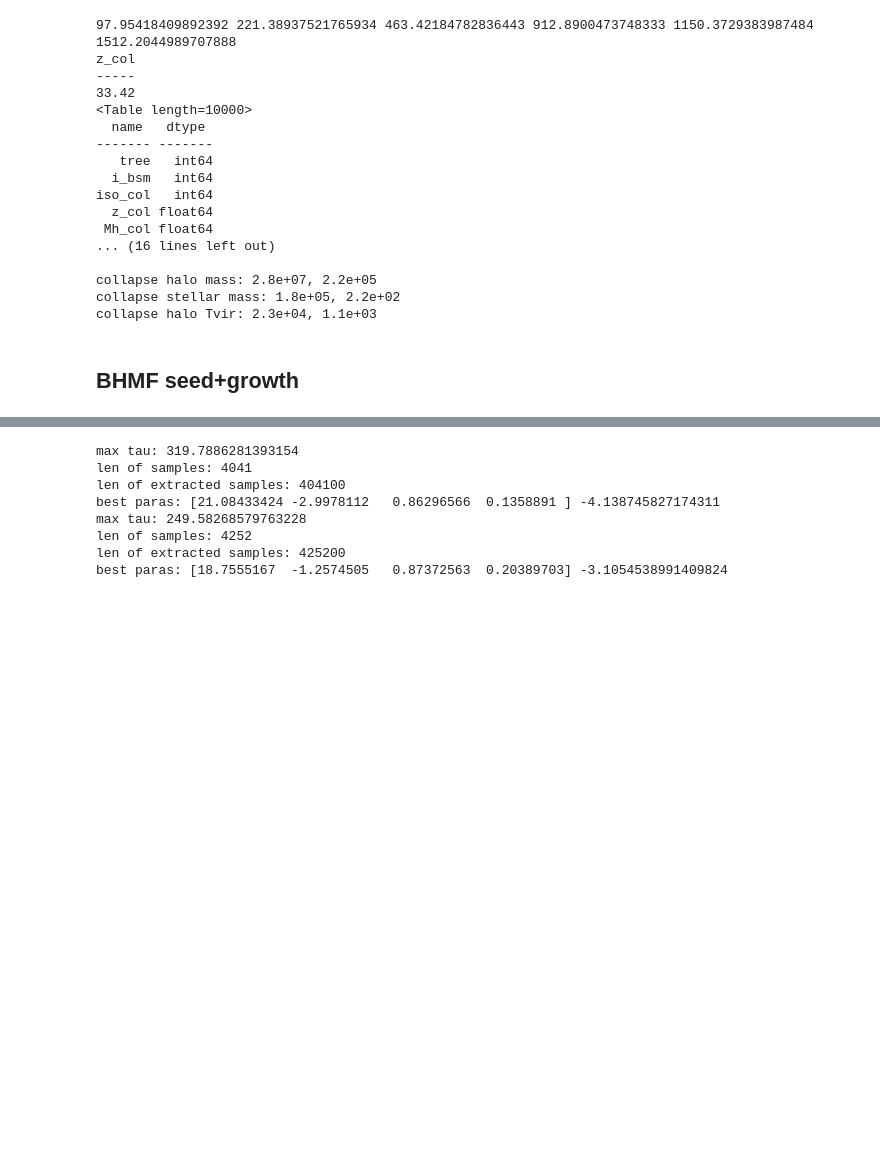
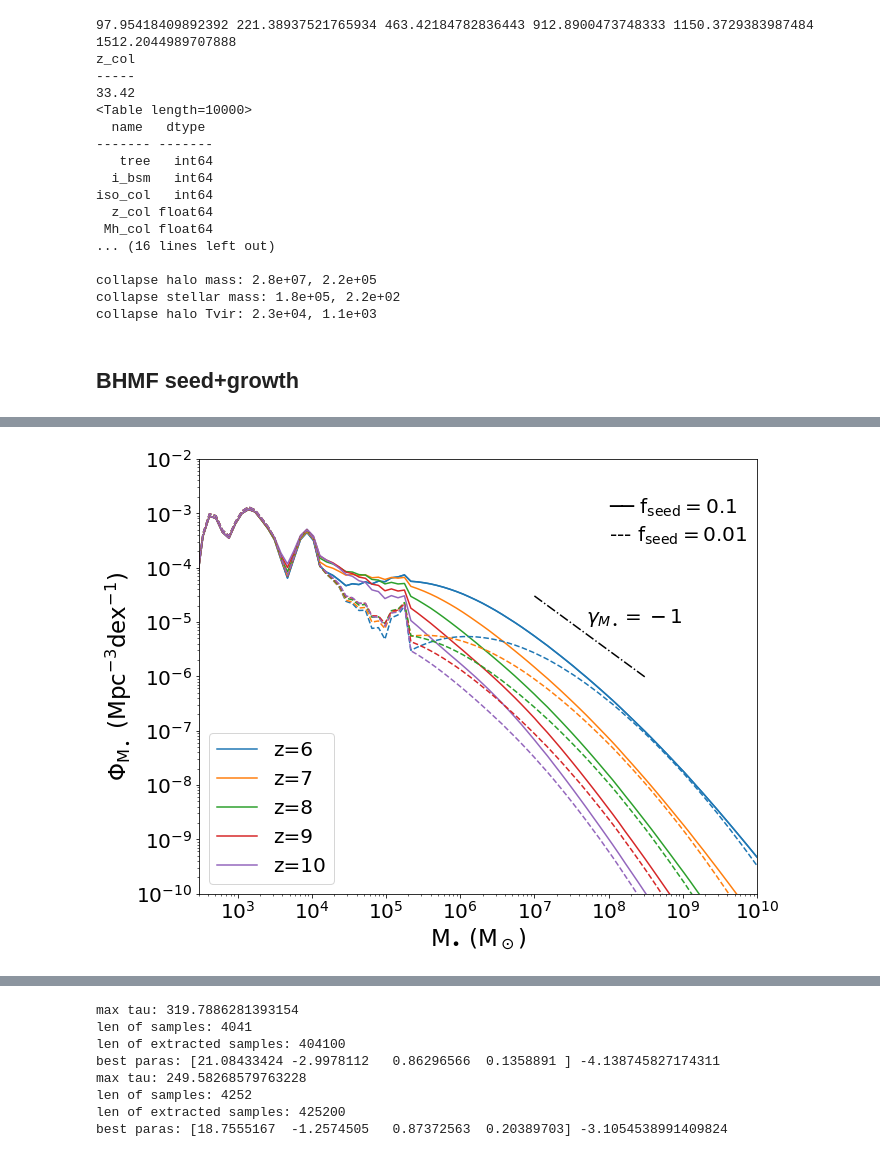
Before and after one commit to lovetomatoes/BHMF, a Jupyter notebook: BHMF_rhoz.ipynb, the cells around one changed output, grey strips where cells are left out. Cells and saved outputs as stored; diff of their text form; code cells hidden in the pictures; blank space fills up the shorter version.

```diff
--- a/BHMF_rhoz.ipynb
+++ b/BHMF_rhoz.ipynb
@@ -119,0 +46,85 @@ figm.savefig(figpre+'MF.png',dpi=600,bbox_inches='tight')
+# %%
+%matplotlib inline
+
+zs = np.arange(6,zmax,1)
+# xs of models
+Mx = M_BH[::int(N_mf/100)] # ~100 points
+dlog10Mx = np.log10(Mx[1]/Mx[0])
+abin = np.append(np.log10(Mx)-dlog10Mx/2., np.log10(Mx[-1])+dlog10Mx/2.)
+
+figm, axm = plt.subplots(num='MF',figsize=(10, 8))
+axm.plot(np.logspace(7,8.5), 3e-5/(np.logspace(6,7.5)/1e6),'-.',
+        color='k', label=r'_$\gamma=-1$')
+axm.text(5e7,1e-5,r'${\gamma_{M_\bullet}=-1}$',color='k',fontsize=fslegend)
+# axm.text(5e6,1e-3,r'${\alpha_{M_{BH}}=-1}$',fontsize=fslegend)
+
+for f_seed in [0.1, 0.01]:
+    f_seedlabel = 'f%d'%abs(int(np.log10(f_seed)))
+    # readprex = '../4p/M0r8_' + f_seedlabel # on sk1
+    readprex = '../M0r8_' + f_seedlabel # local
+    fname = readprex + '.h5'
+    prex = readprex
+    # fname = '../4p/3n2f_logd_4pr8_f2.h5'
+    reader = emcee.backends.HDFBackend(fname)
+#     ndim = len(labels)
+
+    tau = reader.get_autocorr_time(tol=1)
+    tau = np.max(tau); #print('max tau:',tau)
+    Nburnin = int(3*tau)
+    Nthin = int(tau/2)
+    T_stay = T[:-int(f_seed*len(T))]
+
+    for z in zs:
+        #--- output 3 curves: best, med, std
+        T_ = ascii.read(prex+'linBHMFz{:d}'.format(z), guess=False, delimiter=' ')
+        Mx, y_best, med, spread = T_['Mx'], T_['y_best'], T_['med'], T_['spread']
+        # add seed M_BHs
+        hist_mf, bin_edges = np.histogram(np.log10(T_stay['Mstar0']),bins=abin,density=False)
+        y_tot = y_best + hist_mf*n_base*f_bsm/len(T)/dlog10Mx
+
+        if z==6 and f_seed==0.1:
+            line1, = axm.plot(Mx, y_tot,ls=linestyles[f_seed],
+                             color='C%d'%(z%zs[0]), label='_')
+        if z==6 and f_seed==0.01:
+            line2, = axm.plot(Mx, y_tot,ls=linestyles[f_seed],
+                             color='C%d'%(z%zs[0]), label='_')
+        else:
+            axm.plot(Mx, y_tot,ls=linestyles[f_seed],
+                       color='C%d'%(z%zs[0]), label=legendprex[f_seed]+'z=%d'%z)
+
+        T_tot = Table(
+            [Mx, y_best, y_tot, med, spread],
+            names=('Mx','y_growth','y_tot','med','spread')
+        )
+        MFname = prex+'totBHMFz{:d}'.format(z)
+        ascii.write(T_tot,
+                    MFname,
+                    formats={'Mx':'4.2e','y_growth':'4.2e','y_tot':'4.2e','med':'4.2e','spread':'4.2e'},
+                    overwrite=True)
+# # Create a legend -- not working
+# first_legend = ax.legend([line1,line2], [r"$\mathrm{f_{seed}=0.1}$",r"$\mathrm{f_{seed}=0.01}$"],
+#            loc='lower left',fontsize=fslegend)
+# # Add the legend manually to the Axes.
+# axm.add_artist(first_legend)
+
+axm.text(1e8,1e-3,'\u2500'*2+' '+r"$\mathrm{f_{seed}=0.1}$",fontsize=fslegend)
+axm.text(1e8,3e-4,'--- '+r"$\mathrm{f_{seed}=0.01}$",fontsize=fslegend)
+axm.legend(loc='lower left',fontsize=fslegend)
+
+
+axm.set_xlim(3e2,1e10); axm.set_xscale('log')
+axm.set_ylim(1e-10,1e-2);
+axm.set_yscale('log') # set before tickers
+
+locmajy = LogLocator(base=10,numticks=100)
+locminy = LogLocator(base=10,subs=np.arange(2, 10) * .1,numticks=100)
+axm.yaxis.set_major_locator(locmajy)
+axm.yaxis.set_minor_locator(locminy)
+axm.yaxis.set_minor_formatter(matplotlib.ticker.NullFormatter())
+axm.tick_params(labelsize=fstick)
+
+axm.set_xlabel(r'$\mathrm{M_{\bullet}~(M_\odot)}$',fontsize=fslabel)
+axm.set_ylabel(r'$\mathrm{\Phi_{M_\bullet}~(Mpc^{-3}dex^{-1})}$',fontsize=fslabel)
+figm.savefig(figpre+'MF.pdf',dpi=600,bbox_inches='tight')
+# %% [output]
+[figure, added]
```
Also changed, not shown: parts of 6 cells of this notebook, 5 other files.
